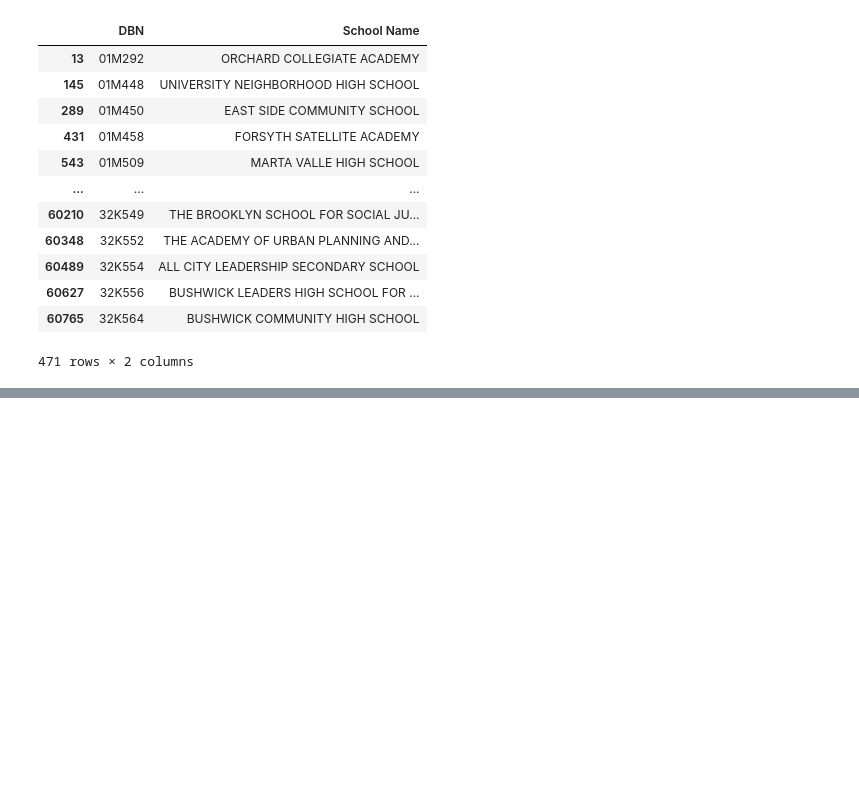
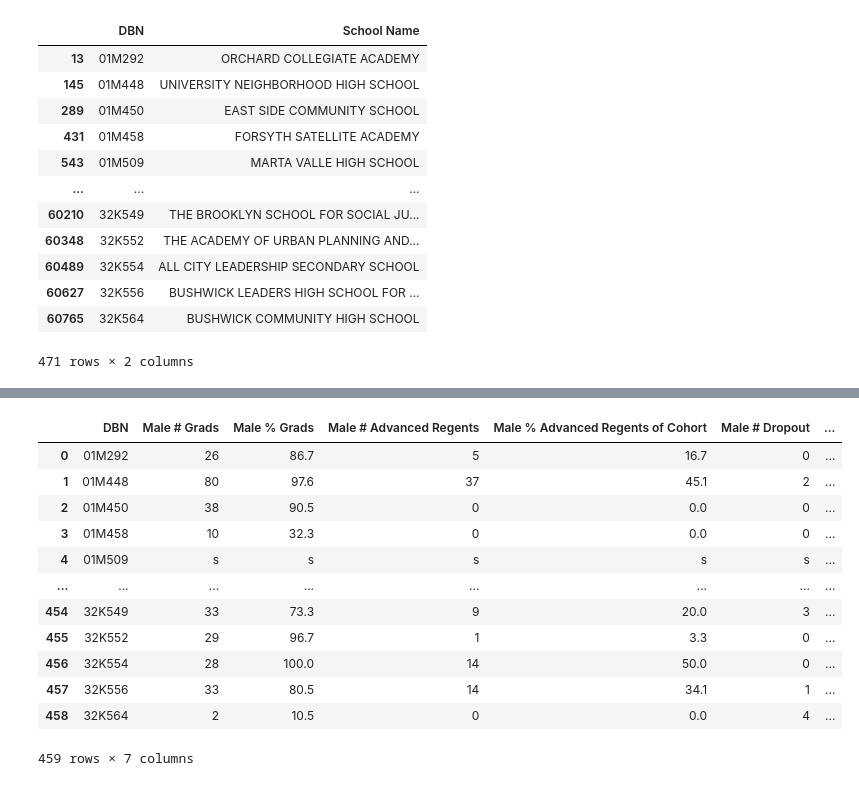
Before and after one commit to es2681/group_project, a Jupyter notebook: Transformed Data Tables/Gender.ipynb, the cells around one changed output, grey strips where cells are left out. Drawn from its saved outputs; the diff is of its cells as text; code cells hidden in the pictures; blank space fills up the shorter version.

```diff
--- a/Transformed Data Tables/Gender.ipynb
+++ b/Transformed Data Tables/Gender.ipynb
@@ -90,0 +105,18 @@ asian
+# %%
+male = df2.loc[df2['Category'] == 'Male', ['DBN', '# Grads', '% Grads', '# Advanced Regents', '% Advanced Regents of Cohort', '# Dropout', '% Dropout']].set_index('DBN')
+male = male.add_prefix('Male ').reset_index()
+male
+# %% [output]
+|  | DBN | Male # Grads | Male % Grads | Male # Advanced Regents | Male % Advanced Regents of Cohort | Male # Dropout | ... |
+| 0 | 01M292 | 26 | 86.7 | 5 | 16.7 | 0 | ... |
+| 1 | 01M448 | 80 | 97.6 | 37 | 45.1 | 2 | ... |
+| 2 | 01M450 | 38 | 90.5 | 0 | 0.0 | 0 | ... |
+| 3 | 01M458 | 10 | 32.3 | 0 | 0.0 | 0 | ... |
+| 4 | 01M509 | s | s | s | s | s | ... |
+| ... | ... | ... | ... | ... | ... | ... | ... |
+| 454 | 32K549 | 33 | 73.3 | 9 | 20.0 | 3 | ... |
+| 455 | 32K552 | 29 | 96.7 | 1 | 3.3 | 0 | ... |
+| 456 | 32K554 | 28 | 100.0 | 14 | 50.0 | 0 | ... |
+| 457 | 32K556 | 33 | 80.5 | 14 | 34.1 | 1 | ... |
+| 458 | 32K564 | 2 | 10.5 | 0 | 0.0 | 4 | ... |
+459 rows × 7 columns
```
Also changed, not shown: parts of 2 cells of this notebook.
